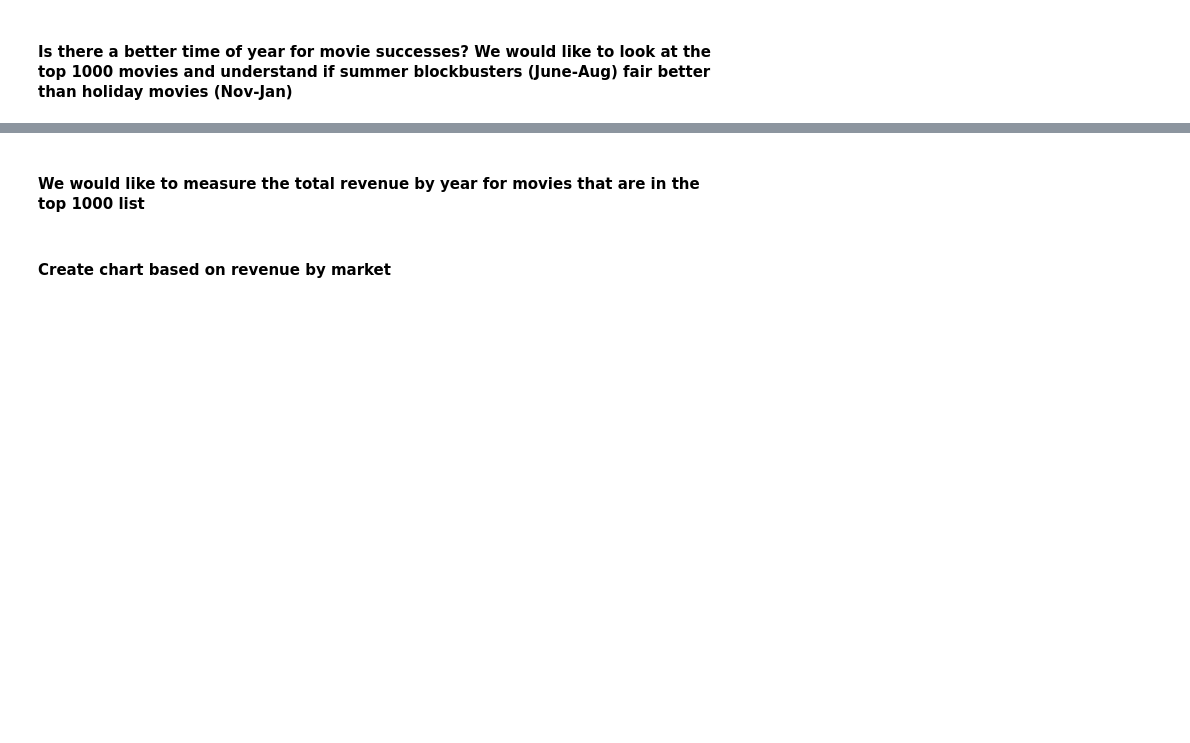
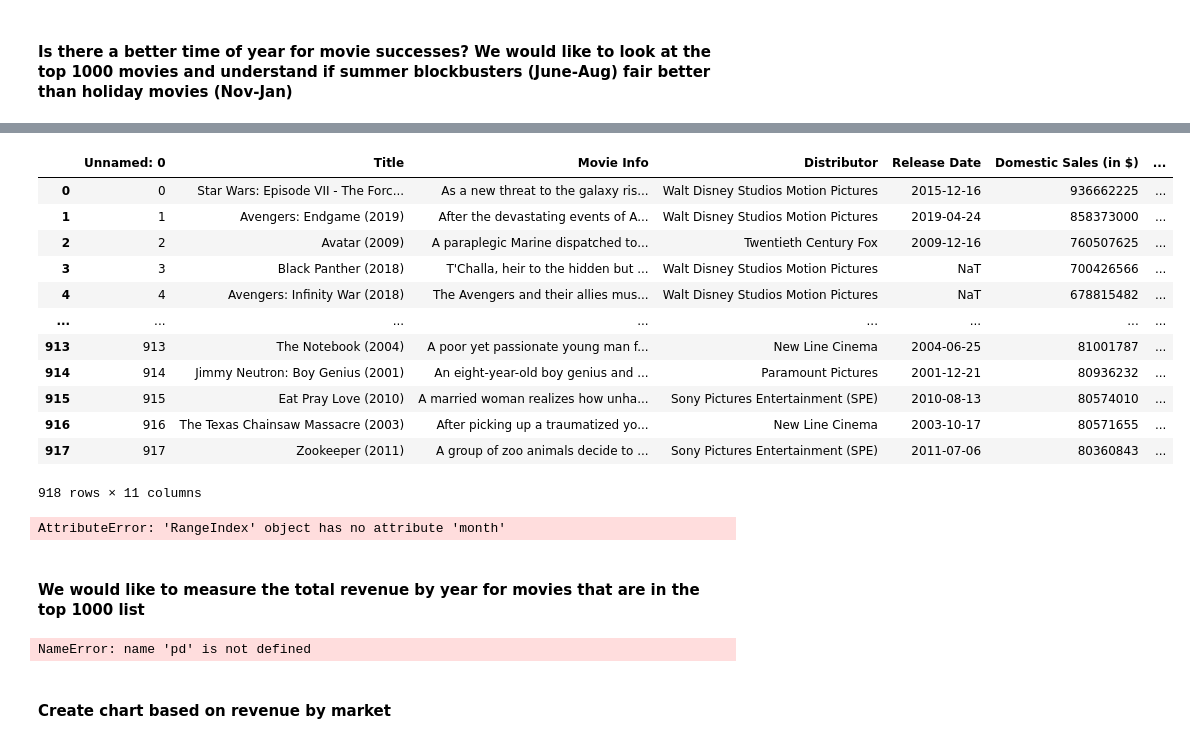
Before and after one commit to GrovesB/Group-10-Project-1, a Jupyter notebook: Project 1.ipynb, the cells around one changed output, grey strips where cells are left out. Cells and saved outputs as stored; diff of their text form; code cells hidden in the pictures; blank space fills up the shorter version.

```diff
--- a/Project 1.ipynb
+++ b/Project 1.ipynb
@@ -113,0 +155,22 @@ average_revenue
+# %%
+movie_df.set_index('Release Date')
+movie_df
+# %% [output]
+|  | Unnamed: 0 | Title | Movie Info | Distributor | Release Date | Domestic Sales (in $) | ... |
+| 0 | 0 | Star Wars: Episode VII - The Forc... | As a new threat to the galaxy ris... | Walt Disney Studios Motion Pictures | 2015-12-16 | 936662225 | ... |
+| 1 | 1 | Avengers: Endgame (2019) | After the devastating events of A... | Walt Disney Studios Motion Pictures | 2019-04-24 | 858373000 | ... |
+| 2 | 2 | Avatar (2009) | A paraplegic Marine dispatched to... | Twentieth Century Fox | 2009-12-16 | 760507625 | ... |
+| 3 | 3 | Black Panther (2018) | T'Challa, heir to the hidden but ... | Walt Disney Studios Motion Pictures | NaT | 700426566 | ... |
+| 4 | 4 | Avengers: Infinity War (2018) | The Avengers and their allies mus... | Walt Disney Studios Motion Pictures | NaT | 678815482 | ... |
+| ... | ... | ... | ... | ... | ... | ... | ... |
+| 913 | 913 | The Notebook (2004) | A poor yet passionate young man f... | New Line Cinema | 2004-06-25 | 81001787 | ... |
+| 914 | 914 | Jimmy Neutron: Boy Genius (2001) | An eight-year-old boy genius and ... | Paramount Pictures | 2001-12-21 | 80936232 | ... |
+| 915 | 915 | Eat Pray Love (2010) | A married woman realizes how unha... | Sony Pictures Entertainment (SPE) | 2010-08-13 | 80574010 | ... |
+| 916 | 916 | The Texas Chainsaw Massacre (2003) | After picking up a traumatized yo... | New Line Cinema | 2003-10-17 | 80571655 | ... |
+| 917 | 917 | Zookeeper (2011) | A group of zoo animals decide to ... | Sony Pictures Entertainment (SPE) | 2011-07-06 | 80360843 | ... |
+918 rows × 11 columns
+# %%
+movie_df.loc[movie_df.index.month.isin([2, 3, 4, 5, 9, 10])]
+movie_df
+# %% [output]
+AttributeError: 'RangeIndex' object has no attribute 'month'
@@ -115,3 +186,7 @@ average_revenue
 #### We would like to measure the total revenue by year for movies that are in the top 1000 list
 # %%
 #Randy Visual 2
+# %%
+movie_df['Release Date']=pd.to_datetime(movie_df['Release Date']).dt.strftime('%Y-%m-%d')
+# %% [output]
+NameError: name 'pd' is not defined
```
Also changed, not shown: parts of 10 cells of this notebook, 1 other file.
